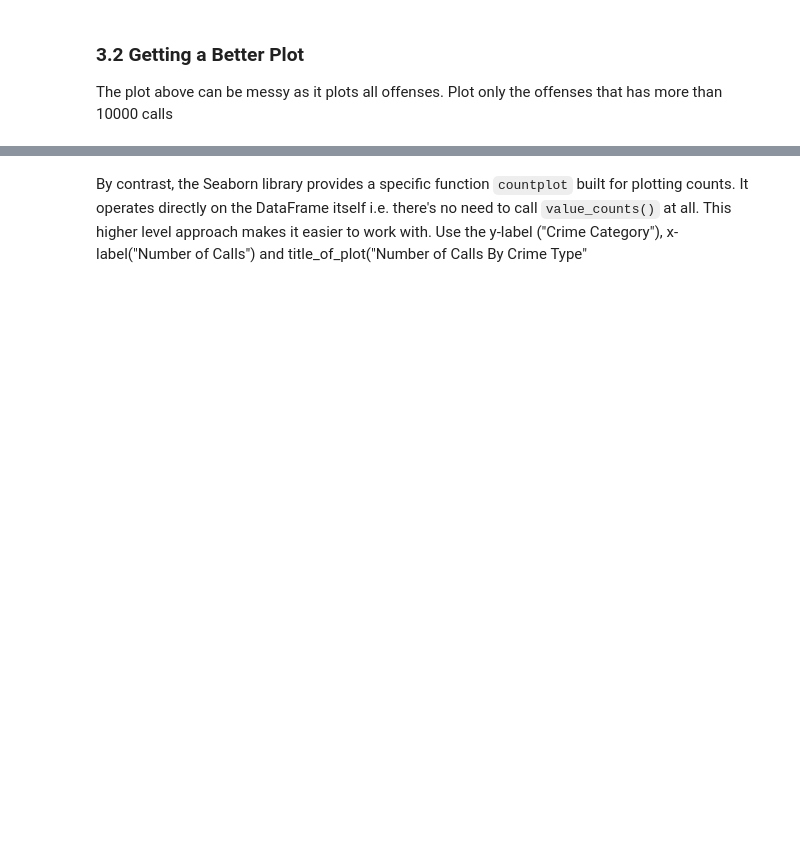
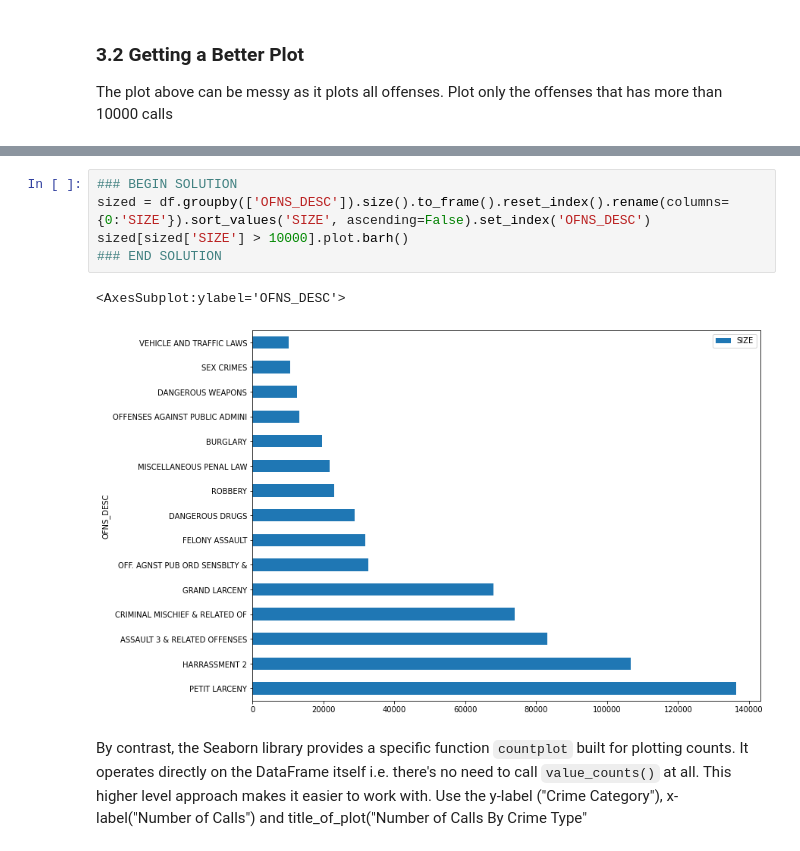
Before and after one commit to JakeTc/DSLabs, a Jupyter notebook: 91_jt919_Lab3.ipynb, the cells around one changed output, grey strips where cells are left out. Saved outputs shown, nothing was run; the diff lists cells and outputs as text; blank space fills up the shorter version.

```diff
--- a/91_jt919_Lab3.ipynb
+++ b/91_jt919_Lab3.ipynb
@@ -417,3 +427,11 @@ The plot above can be messy as it plots all offenses. Plot only the offenses tha
+# %%
+### BEGIN SOLUTION
+sized = df.groupby(['OFNS_DESC']).size().to_frame().reset_index().rename(columns={0:'SIZE'}).sort_values('SIZE', ascending=False).set_index('OFNS_DESC')
+sized[sized['SIZE'] > 10000].plot.barh()
+### END SOLUTION
+# %% [output]
+<AxesSubplot:ylabel='OFNS_DESC'>
+[figure, added]
 # %% [markdown]
 By contrast, the Seaborn library provides a specific function `countplot` built for plotting counts. It operates directly on the DataFrame itself i.e. there's no need to call `value_counts()` at all. This higher level approach makes it easier to work with. Use the y-label ("Crime Category"), x-label("Number of Calls") and title_of_plot("Number of Calls By Crime Type"
 # %%
```
Also changed, not shown: parts of 19 cells of this notebook.
